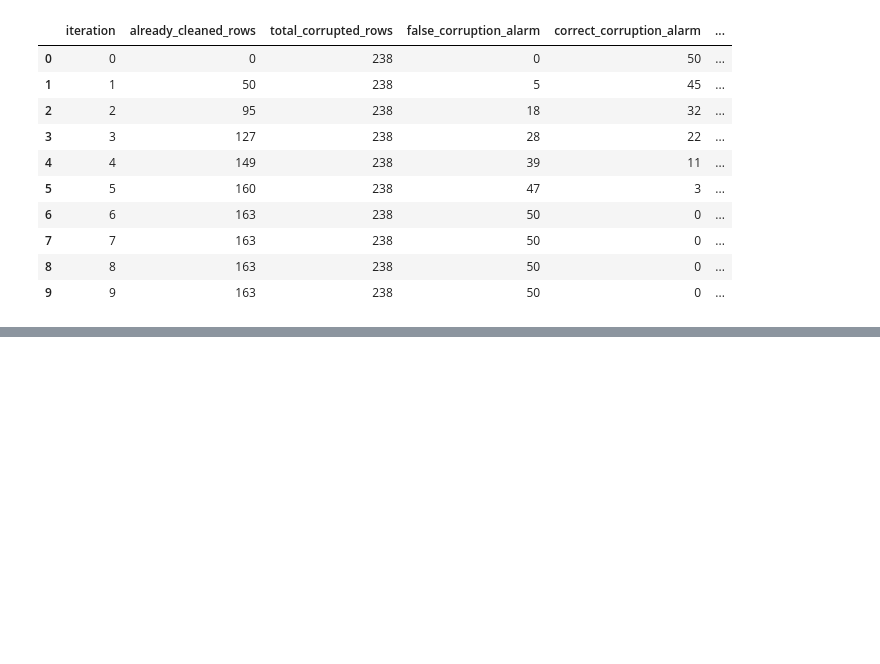
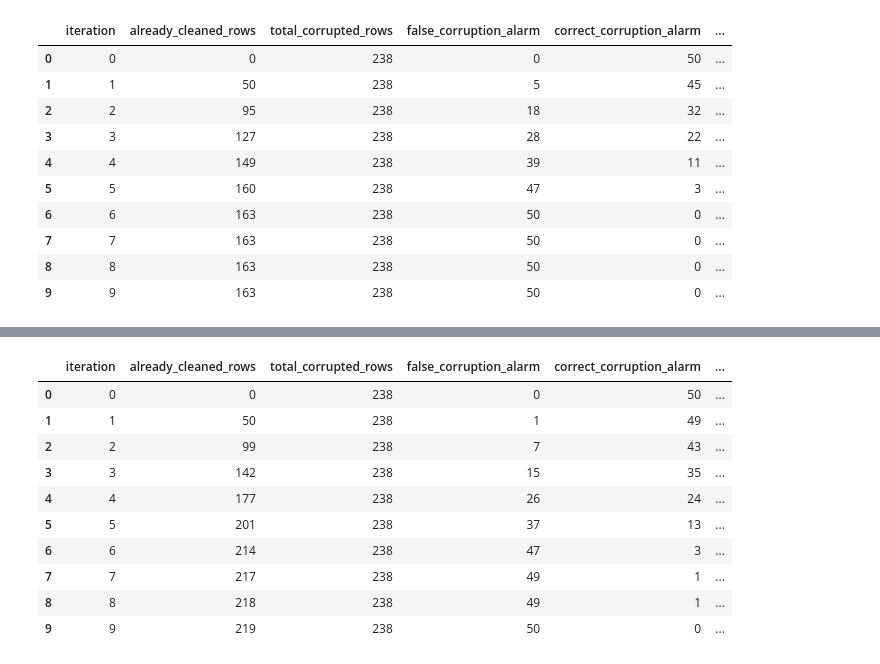
Before and after one commit to stefan-grafberger/deem22-what-if-experiments, a Jupyter notebook: whatif/example_pipelines/shapley_value_experiments.ipynb, the cells around one changed output, grey strips where cells are left out. Drawn from its saved outputs; the diff is of its cells as text; code cells hidden in the pictures; blank space fills up the shorter version.

```diff
--- a/whatif/example_pipelines/shapley_value_experiments.ipynb
+++ b/whatif/example_pipelines/shapley_value_experiments.ipynb
@@ -229,3 +229,6 @@ Done!
 | 7 | 7 | 163 | 238 | 50 | 0 | ... |
 | 8 | 8 | 163 | 238 | 50 | 0 | ... |
 | 9 | 9 | 163 | 238 | 50 | 0 | ... |
+# %%
+do_shapley_value_naive(0.2, 10, True, 10, 50, True)
+# %% [output]
@@ -231,0 +255,11 @@ Done!
+|  | iteration | already_cleaned_rows | total_corrupted_rows | false_corruption_alarm | correct_corruption_alarm | ... |
+| 0 | 0 | 0 | 238 | 0 | 50 | ... |
+| 1 | 1 | 50 | 238 | 1 | 49 | ... |
+| 2 | 2 | 99 | 238 | 7 | 43 | ... |
+| 3 | 3 | 142 | 238 | 15 | 35 | ... |
+| 4 | 4 | 177 | 238 | 26 | 24 | ... |
+| 5 | 5 | 201 | 238 | 37 | 13 | ... |
+| 6 | 6 | 214 | 238 | 47 | 3 | ... |
+| 7 | 7 | 217 | 238 | 49 | 1 | ... |
+| 8 | 8 | 218 | 238 | 49 | 1 | ... |
+| 9 | 9 | 219 | 238 | 50 | 0 | ... |
```
Also changed, not shown: parts of 1 cell of this notebook, 3 other files.
